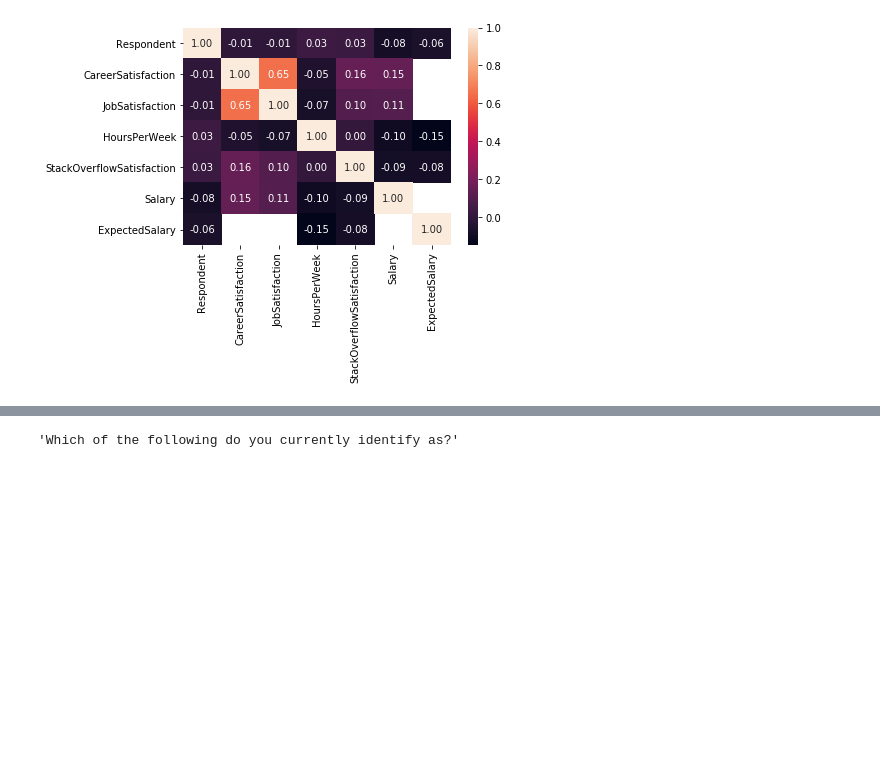
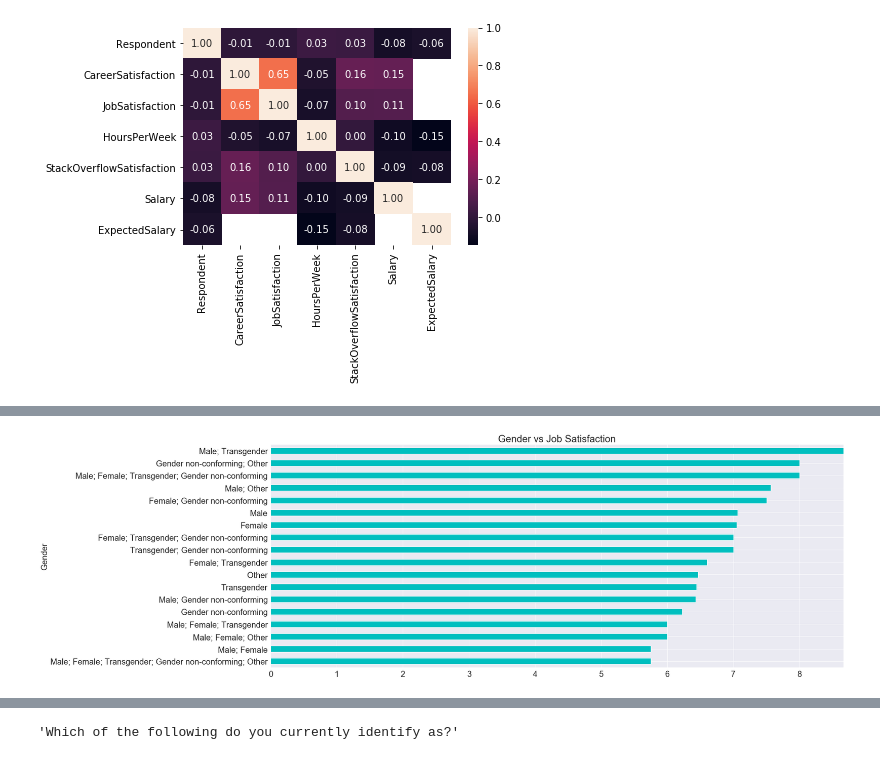
Before and after one commit to raahula/Stack-Overflow-data-2017_Survey, a Jupyter notebook: Analysis.ipynb, the cells around one changed output, grey strips where cells are left out. Saved outputs shown, nothing was run; the diff lists cells and outputs as text; code cells hidden in the pictures; blank space fills up the shorter version.

```diff
--- a/Analysis.ipynb
+++ b/Analysis.ipynb
@@ -53,3 +104,9 @@ def plots(df, title, xaxis, yaxis, kind, rot):
     #plt.rcParams.update({'font.size': 20})
     #fig.suptitle(title)
     plt.savefig(title, bbox_inches='tight', pad_inches=0.5);
+# %%
+Gender=df.groupby(['Gender']).mean()['JobSatisfaction'].sort_values().dropna()
+# %%
+plots_series(Gender, 'Gender vs Job Satisfaction', None, 'barh', 0, 20)
+# %% [output]
+[figure, added]
```
Also changed, not shown: parts of 32 cells of this notebook.
